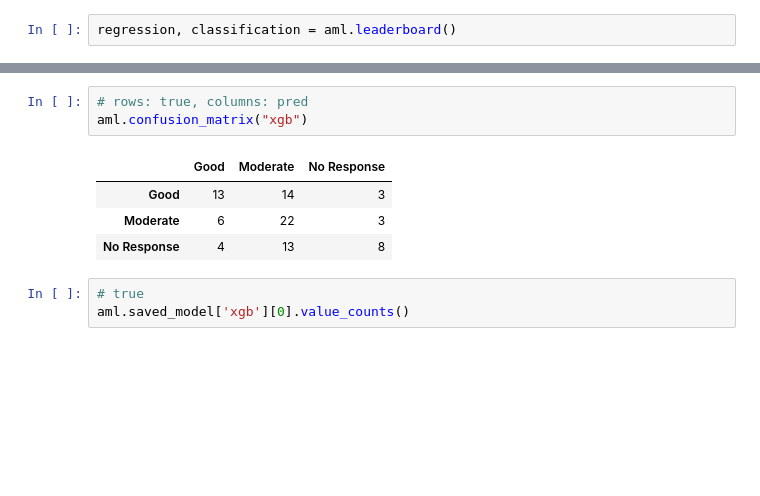
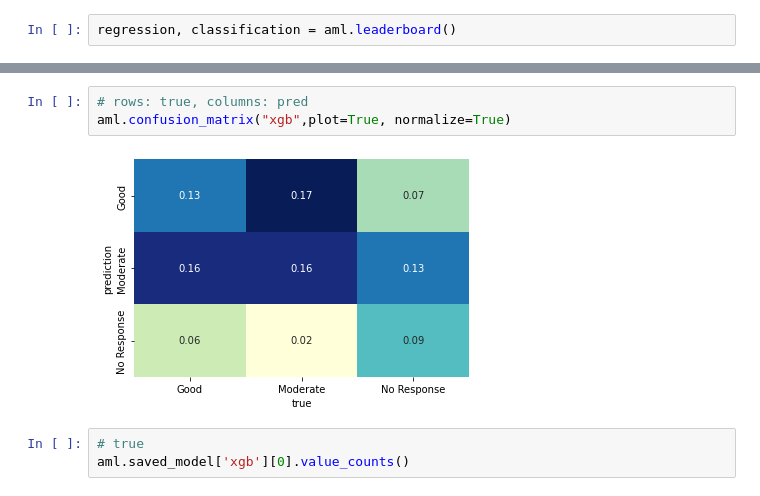
Before and after one commit to Gaskell-1206/Ensemble_DRP, a Jupyter notebook: ModelModule/models.ipynb, the cells around one changed output, grey strips where cells are left out. Drawn from its saved outputs; the diff is of its cells as text; blank space fills up the shorter version.

```diff
--- a/ModelModule/models.ipynb
+++ b/ModelModule/models.ipynb
@@ -117,11 +137,8 @@ classification
 # %%
 # rows: true, columns: pred
-aml.confusion_matrix("xgb")
+aml.confusion_matrix("xgb",plot=True, normalize=True)
 # %% [output]
-|  | Good | Moderate | No Response |
-| Good | 13 | 14 | 3 |
-| Moderate | 6 | 22 | 3 |
-| No Response | 4 | 13 | 8 |
+[figure, added]
 # %%
 # true
 aml.saved_model['xgb'][0].value_counts()
```
Also changed, not shown: parts of 13 cells of this notebook, 2 other files.
